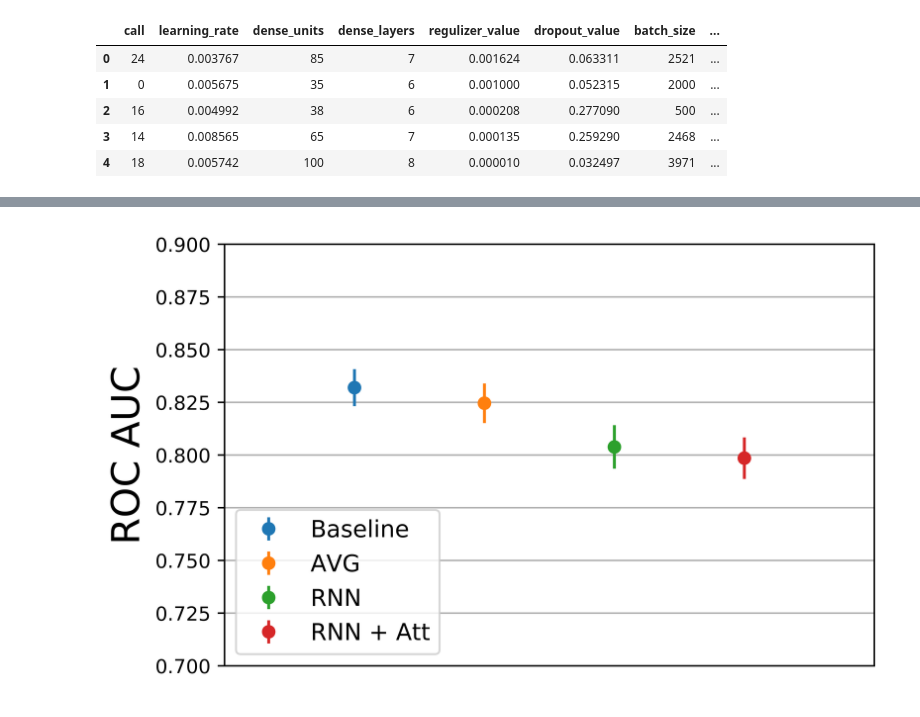
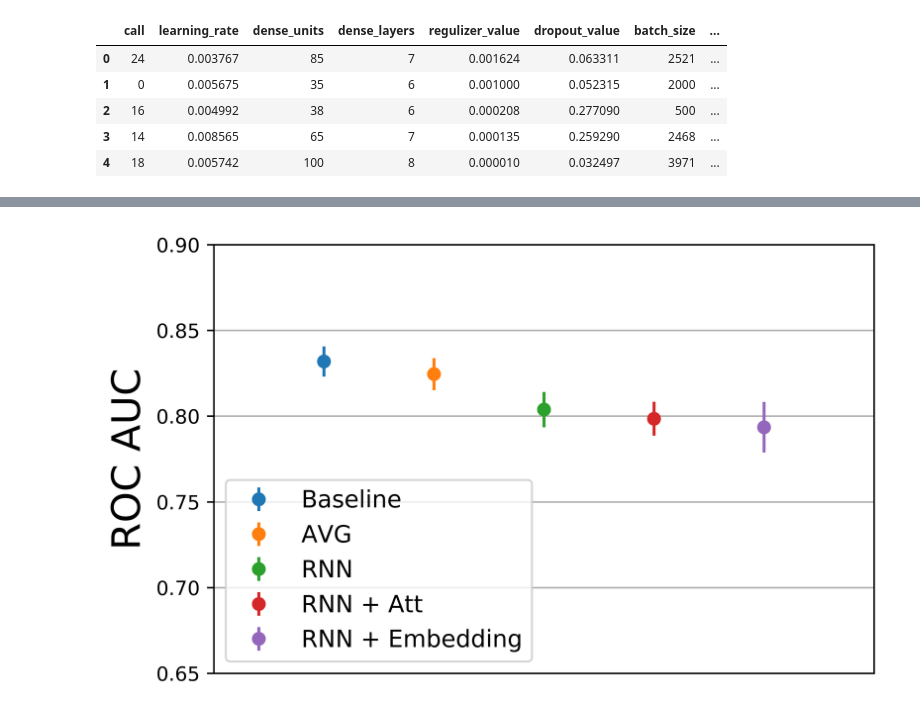
Before and after one commit to llayer/AIErrorLogAnalysis, a Jupyter notebook: training/print_json.ipynb, the cells around one changed output, grey strips where cells are left out. Saved outputs shown, nothing was run; the diff lists cells and outputs as text; code cells hidden in the pictures.

Commit message:
update the experiments and the training

```diff
--- a/training/print_json.ipynb
+++ b/training/print_json.ipynb
@@ -2,6 +2,7 @@
 path_avg = '/nfshome/llayer/AIErrorLogAnalysis/experiments/AVG_20_encoded/'
 path_rnn = '/nfshome/llayer/AIErrorLogAnalysis/experiments/VAR_DIM/'
 path_rnn_att = '/nfshome/llayer/AIErrorLogAnalysis/experiments/VAR_DIM_Att/'
+path_embedding = '/nfshome/llayer/AIErrorLogAnalysis/experiments/EMBEDDING/'
 path_base = '/nfshome/llayer/AIErrorLogAnalysis/experiments_baseline/BASELINE_PRUNE_NEG/skopt.h5'
 # %%
 import pandas as pd
@@ -34,3 +35,4 @@ def read_json(path):
 avg = read_json(path_avg)
 rnn = read_json(path_rnn)
 rnn_att = read_json(path_rnn_att)
+rnn_embedd = read_json(path_embedding)
@@ -59,20 +50,22 @@ base_best, base_std = base['cv_score'].iloc[0], base['std'].iloc[1]
 avg_best, avg_std = avg['result'].iloc[0], avg['std'].iloc[0]
 rnn_best, rnn_std = rnn['result'].iloc[0], rnn['std'].iloc[0]
 rnn_att_best, rnn_att_std = rnn_att['result'].iloc[0], rnn_att['std'].iloc[0]
+rnn_emb_best, rnn_emb_std = rnn_embedd['result'].iloc[0], rnn_embedd['std'].iloc[0]
 # %%
 import matplotlib.pyplot as plt
 fig, ax = plt.subplots(figsize=(6,4), dpi=800)
 plt.errorbar(0, base_best , yerr=base_std , fmt = 'o', label = 'Baseline')
 plt.errorbar(1, avg_best*-1 , yerr=avg_std , fmt = 'o', label = 'AVG')
 plt.errorbar(2, rnn_best*-1 , yerr=rnn_std , fmt = 'o', label = 'RNN')
 plt.errorbar(3, rnn_att_best*-1 , yerr=rnn_att_std , fmt = 'o', label = 'RNN + Att')
+plt.errorbar(4, rnn_emb_best*-1 , yerr=rnn_emb_std , fmt = 'o', label = 'RNN + Embedding')
 axes = plt.gca()
-axes.set_xlim([-1,4])
-axes.set_ylim([0.7,0.9])
+axes.set_xlim([-1,5])
+axes.set_ylim([0.65,0.9])
 plt.legend(loc='lower left', prop={'size': 12})
 plt.ylabel('ROC AUC', fontsize=20)
 plt.xticks([])
 plt.gca().yaxis.grid(True)
 plt.show()
 # %% [output]
-[figure, old version]
+[figure, new version]
```
Also changed, not shown: parts of 2 cells of this notebook, 4 other files.
